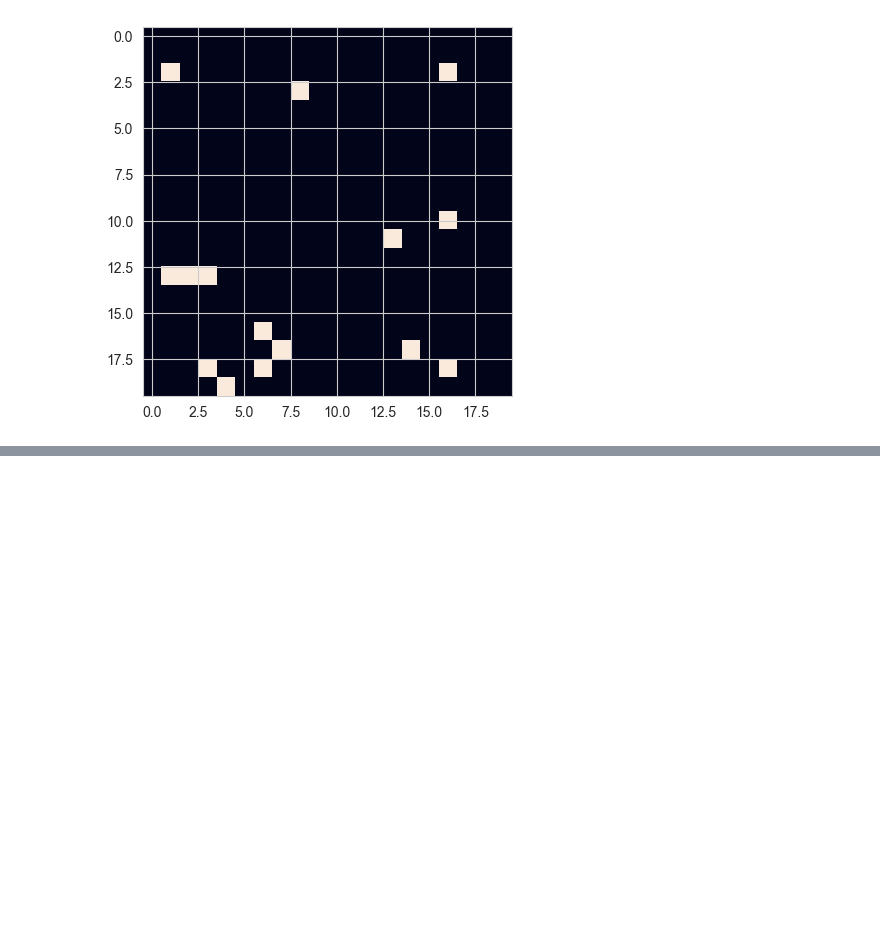
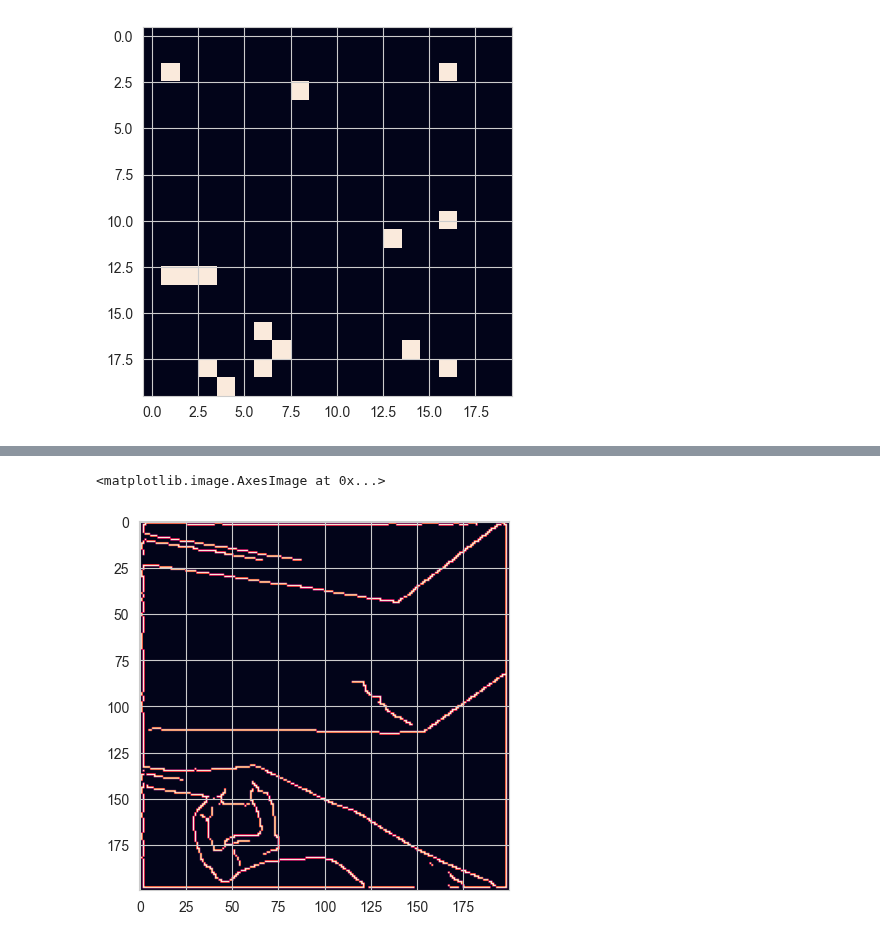
Before and after one commit to teostereciu/mlp, a Jupyter notebook: notebooks/baseline.ipynb, the cells around one changed output, grey strips where cells are left out. Saved outputs shown, nothing was run; the diff lists cells and outputs as text; code cells hidden in the pictures; blank space fills up the shorter version.

Commit message:
autoencoded canny edges (bad autoencoder)

```diff
--- a/notebooks/baseline.ipynb
+++ b/notebooks/baseline.ipynb
@@ -360,6 +360,7 @@ plt.imshow(canny_edges, cmap=plt.cm.gray)
 # %% [markdown]
 from this point on i try to autoencode the canny edges
 # %%
-X_train_canny = np.array([feature.canny(im.reshape((200,200))) for im in X_train])
-plt.imshow(X_train_canny[5], cmap=plt.cm.gray)
+X_train_canny = np.array([feature.canny(im.reshape((200,200))).reshape(-1) for im in X_train])
+print(X_train_canny.shape)
+plt.imshow(X_train_canny[5].reshape((200,200)), cmap=plt.cm.gray)
 # %% [output]
@@ -380,0 +406,6 @@ plt.imshow(resized)
+# %%
+canny_encoder = Sequential(autoencoder.layers[:3])
+X_train_canny_encoded = encoder.predict(X_train)
+
+canny_decoder = Sequential(autoencoder.layers[3:6])
+X_train_canny_decoded = decoder.predict(X_train_canny_encoded)
@@ -380,0 +415,9 @@ plt.imshow(resized)
+# %%
+img = X_train_canny[5]
+img_encoded = X_train_canny_encoded[5]
+img_decoded = X_train_canny_decoded[5]
+
+plt.imshow(img.reshape((200,200)))
+# %% [output]
+<matplotlib.image.AxesImage at 0x...>
+[figure, added]
```
Also changed, not shown: parts of 5 cells of this notebook.
